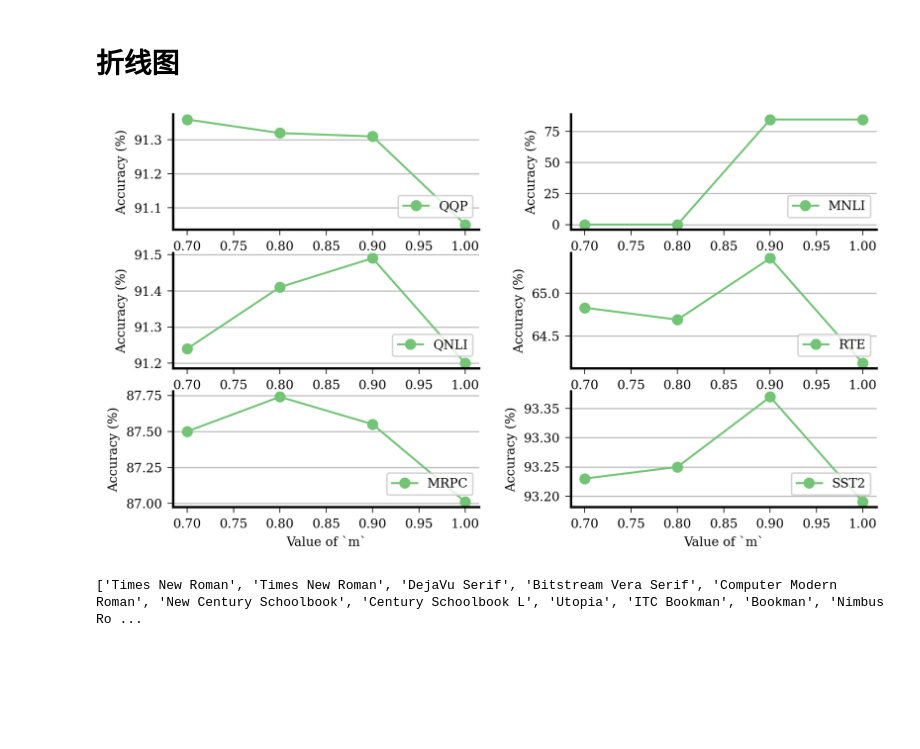
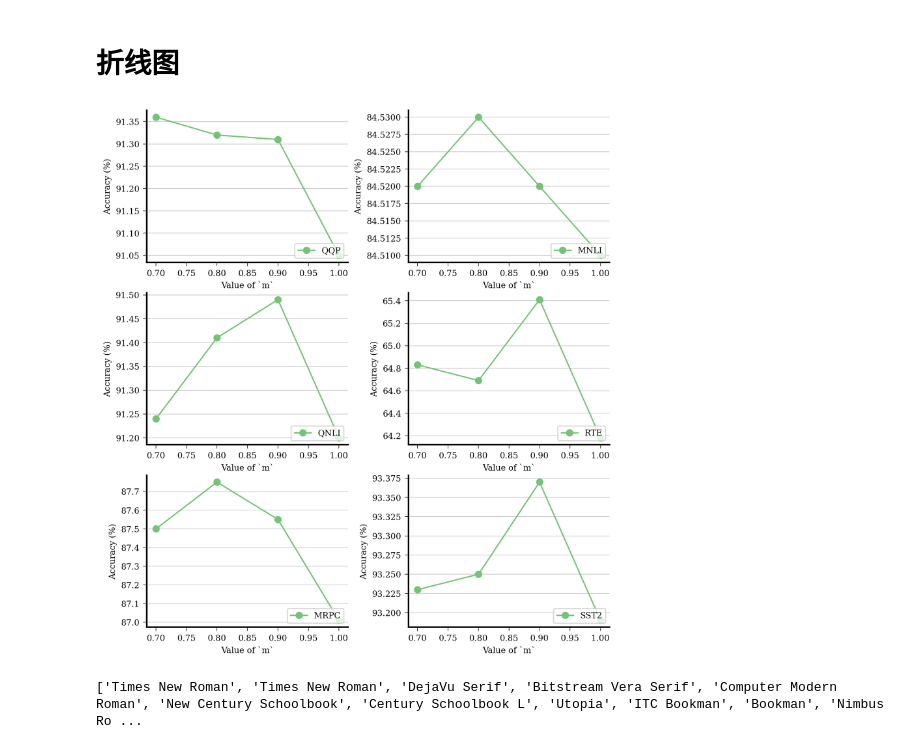
Before and after one commit to JJVVVV/toolkit_pkg, a Jupyter notebook: debug.ipynb, the cells around one changed output. Cells and saved outputs as stored; diff of their text form; code cells hidden in the pictures; blank space fills up the shorter version.

```diff
--- a/debug.ipynb
+++ b/debug.ipynb
@@ -627,17 +627,17 @@ fig.savefig("function.eps", format='eps', bbox_inches='tight', dpi=300)
 # %%
 from toolkit.utils.draw import LineChart
 
-lc = LineChart(3, 2)
+lc = LineChart(3, 2, figsize=(8, 9))
 
 x = [[((0.7, 0.8, 0.9, 1.0),) for _ in range(2)] for _ in range(3)]
 y = [
-    [((91.36, 91.32, 91.31, 91.05),), ((0, 0, 84.52, 84.51),)],
+    [((91.36, 91.32, 91.31, 91.05),), ((84.52, 84.53, 84.52, 84.51),)],
     [((91.24, 91.41, 91.49, 91.20),), ((64.83, 64.69, 65.41, 64.18),)],
     [((87.50, 87.75, 87.55, 87.01),), ((93.23, 93.25, 93.37, 93.19),)],
 ]
 line_label = [[("QQP",), ("MNLI",)], [("QNLI",), ("RTE",)], [("MRPC",), ("SST2",)]]
 
 lc.draw(x, y, "Value of `m`", "Accuracy (%)", line_label)
 # %% [output]
-[figure, old version]
+[figure, new version]
 # %%
```
Also changed, not shown: parts of 6 cells of this notebook, 8 other files.
